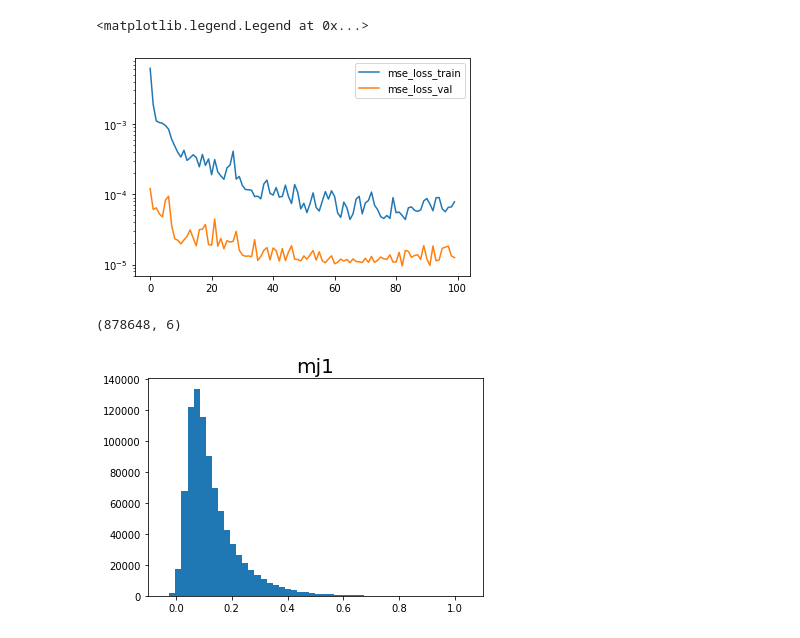
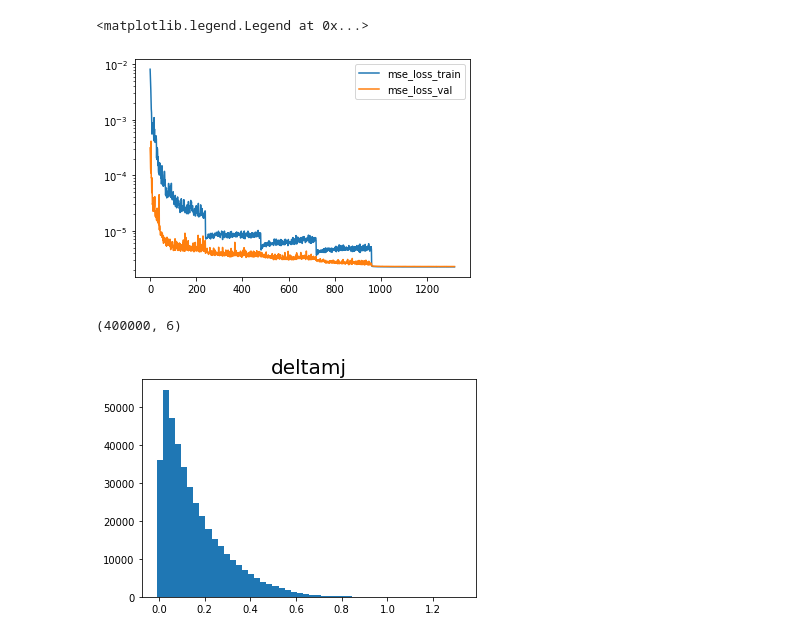
Before and after one commit to Hui-Chi/NF-C-VAE, a Jupyter notebook: checkOutput.ipynb, the cells around one changed output. Saved outputs shown, nothing was run; the diff lists cells and outputs as text; code cells hidden in the pictures.

```diff
--- a/checkOutput.ipynb
+++ b/checkOutput.ipynb
@@ -27,22 +27,22 @@ plt.legend()
 # %%
-epoch = np.arange(0,100)
+epoch = np.arange(0,1320)
 plt.plot(epoch, train_loss - train_kl, '-', label='mse_loss_train')
 plt.plot(epoch, val_loss - val_kl, '-', label='mse_loss_val')
 plt.yscale('log')
 plt.legend()
 # %% [output]
 <matplotlib.legend.Legend at 0x...>
-[figure, old version]
+[figure, new version]
 # %%
-fileNameNN = '/workdir/huichi/NF-C-VAE/data_save/LHCO2020_cB-VAE_events_6var_MAF_SB.csv'
+fileNameNN = '/workdir/huichi/NF-C-VAE/data_save/LHCO2020_cB-VAE_events_lr1en4_IAF_SR.csv'
 # fileNameNN = '/workdir/huichi/NF-C-VAE/data_save/gen_train_noCond.csv'
 dfNN = pd.read_csv(fileNameNN, delimiter = ' ', header=None, index_col=False)
 # %%
 title = ['mj1', 'deltamj', 'tau21j1', 'tau21j2', 'tau32j1', 'tau32j2']
 print(dfNN.shape)
-plt.hist(dfNN[0], bins=50)
-plt.title(title[0], fontsize=20)
+plt.hist(dfNN[1], bins=50)
+plt.title(title[1], fontsize=20)
 plt.show()
 # %% [output]
-(878648, 6)
+(400000, 6)
-[figure, old version]
+[figure, new version]
```
Also changed, not shown: parts of 2 cells of this notebook, 4 other files.
